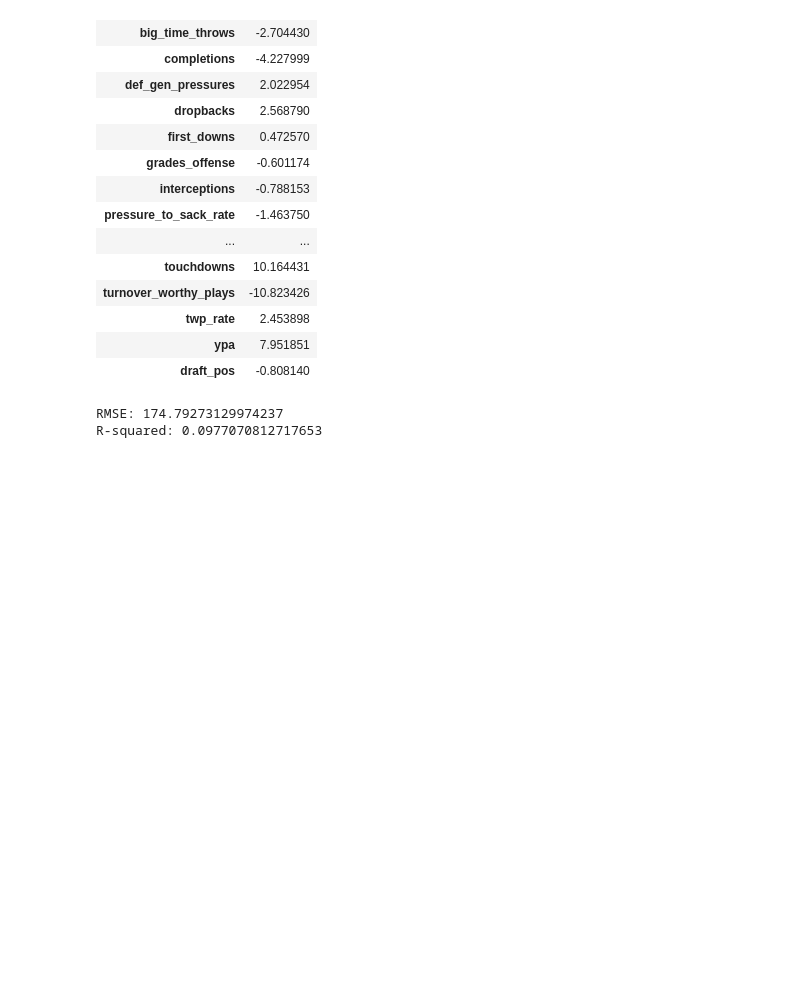
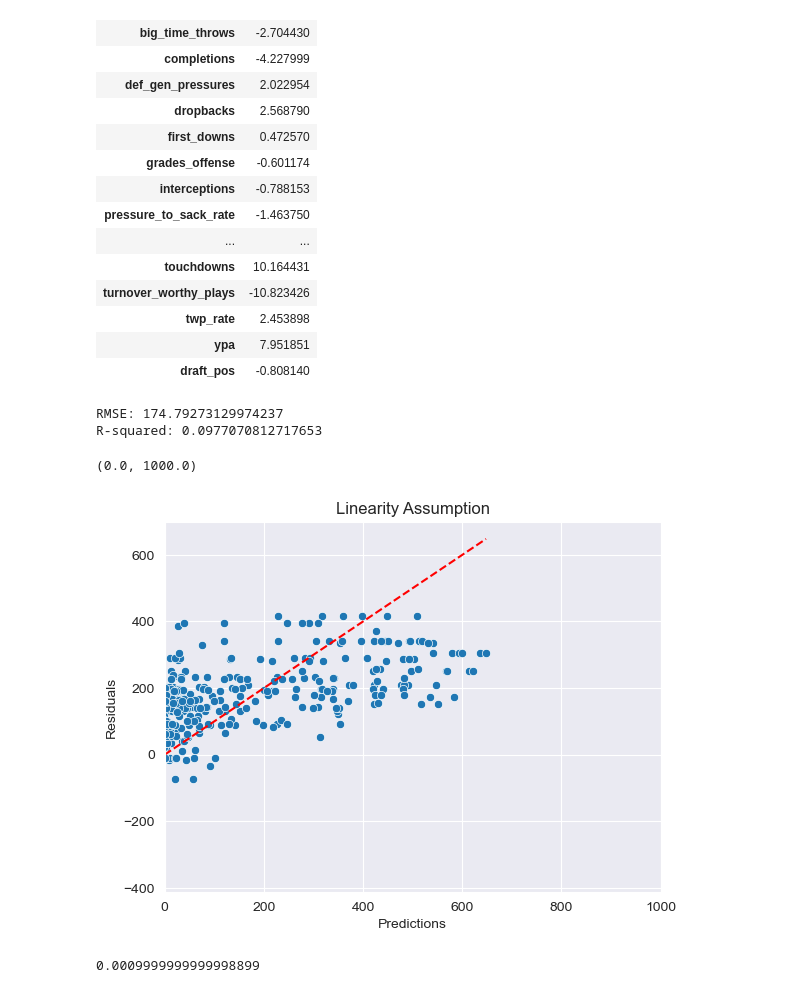
Before and after one commit to Vnz01/MATH189FP, a Jupyter notebook: MATH189FP.ipynb, the cells around one changed output. Saved outputs shown, nothing was run; the diff lists cells and outputs as text; code cells hidden in the pictures; blank space fills up the shorter version.

Commit message:
check assumptions

```diff
--- a/MATH189FP.ipynb
+++ b/MATH189FP.ipynb
@@ -301,3 +262,45 @@ print(f"R-squared: {r2_score(y, preds)}")
 # %% [output]
 RMSE: 174.79273129974237
 R-squared: 0.0977070812717653
+# %%
+def calculate_residuals(model, features, response):
+    """
+    Creates predictions on the features with the model and calculates residuals
+    """
+    model.fit(features, response)
+    predictions = model.predict(features)
+    res = pd.DataFrame({'Actual': response, 'Predicted': predictions})
+    res['Residuals'] = abs(res['Actual']) - abs(res['Predicted'])
+
+    return res
+# %%
+def linearity_assumption(model, features, response):
+    """
+    Check the linearity assumption between features and the response variable
+    """
+    res = calculate_residuals(model, features, response)
+    sns.scatterplot(x="Actual", y="Predicted", data=res)
+    line_coords = np.arange(res.min().min(), res.max().max())
+    plt.plot(line_coords, line_coords,  # X and y points
+             color="red", linestyle="--")
+    plt.xlabel('Predictions')
+    plt.ylabel('Residuals')
+    plt.title('Linearity Assumption')
+# %%
+composite_X = composite_df[list(sig_comp_coefs)].fillna(0)
+composite_y =  composite_df["composite"]
+linearity_assumption(LinearRegression(), composite_X, composite_y)
+
+plt.xlim(0, 1000)
+# %% [output]
+(0.0, 1000.0)
+[figure, added]
+# %%
+# Check for normality of residuals
+from statsmodels.stats.diagnostic import lilliefors
+
+res = calculate_residuals(LinearRegression(), composite_X, composite_y)
+p_value = lilliefors(res["Residuals"])[1]
+p_value
+# %% [output]
+0.0009999999999998899
```
Also changed, not shown: parts of 13 cells of this notebook.
